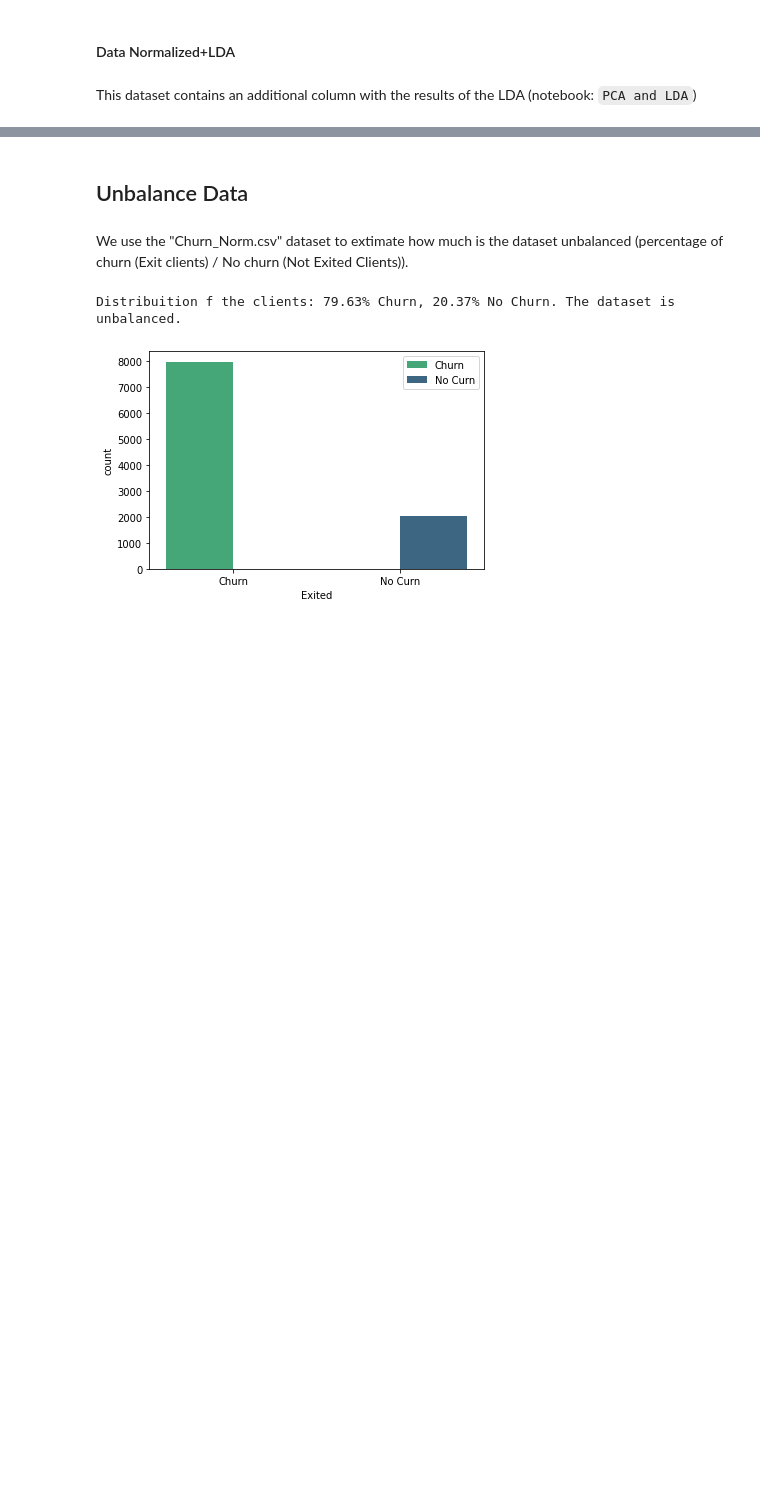
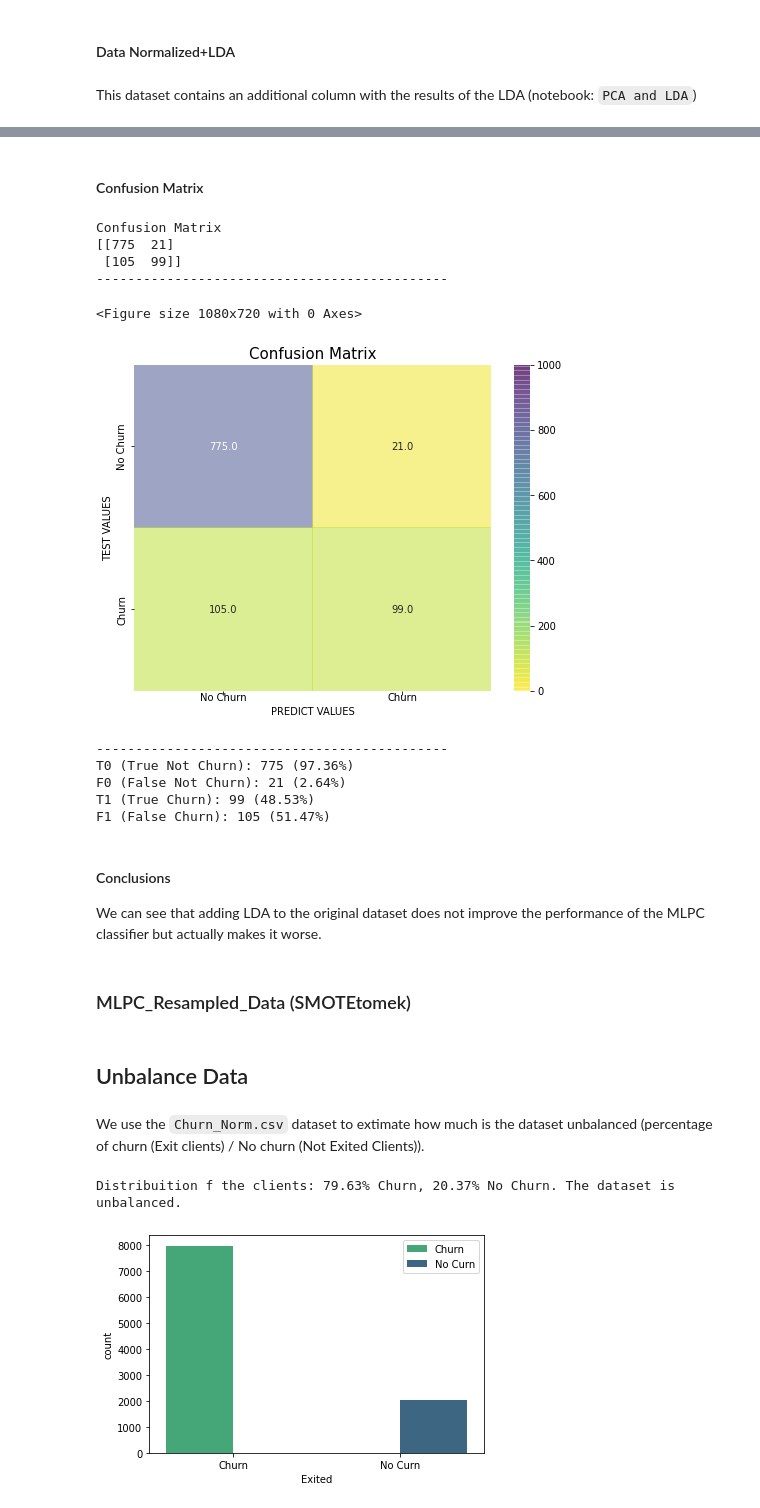
Before and after one commit to ironhack-bcn-data-june-2020/project-ml-bank-churn, a Jupyter notebook: ML_MLPC.ipynb, the cells around one changed output, grey strips where cells are left out. Saved outputs shown, nothing was run; the diff lists cells and outputs as text; code cells hidden in the pictures; blank space fills up the shorter version.

```diff
--- a/ML_MLPC.ipynb
+++ b/ML_MLPC.ipynb
@@ -87,0 +297,2 @@ y_norm_LDA = pd.DataFrame(churn_norm_LDA['Exited'])
+# %%
+X_tr_norm_LDA, X_te_norm_LDA, y_tr_norm_LDA, y_te_norm_LDA = train_test(X=X_norm_LDA, y=y_norm_LDA, test_size=0.1, stratify=y_norm_LDA)
@@ -87,0 +301,2 @@ y_norm_LDA = pd.DataFrame(churn_norm_LDA['Exited'])
+# %%
+gs_norm_LDA = grid_search(MLPClassifier(), X_tr_norm_LDA, y_tr_norm_LDA, 'MLPC_incl_LDA')
@@ -87,0 +310,2 @@ y_norm_LDA = pd.DataFrame(churn_norm_LDA['Exited'])
+# %%
+mlpc_LDA = model_evaluation(X_tr_norm_LDA, X_te_norm_LDA, y_tr_norm_LDA, y_te_norm_LDA, model=MLPClassifier(**gs_norm_LDA))
@@ -88,7 +341,28 @@ y_norm_LDA = pd.DataFrame(churn_norm_LDA['Exited'])
+# %% [markdown]
+#### Confusion Matrix
+# %%
+recap_cm_LDA = confusion_matrix_results(mlpc_LDA)
+# %% [output]
+Confusion Matrix
+[[775  21]
+ [105  99]]
+---------------------------------------------
+<Figure size 1080x720 with 0 Axes>
+[figure, added]
+---------------------------------------------
+T0 (True Not Churn): 775 (97.36%)
+F0 (False Not Churn): 21 (2.64%)
+T1 (True Churn): 99 (48.53%)
+F1 (False Churn): 105 (51.47%)
+# %% [markdown]
+#### Conclusions
+We can see that adding LDA to the original dataset does not improve the performance of the MLPC classifier but actually makes it worse.
+# %% [markdown]
+### MLPC_Resampled_Data (SMOTEtomek)
 # %% [markdown]
 ## Unbalance Data
 # %% [markdown]
-We use the "Churn_Norm.csv" dataset to extimate how much is the dataset unbalanced (percentage of churn (Exit clients) / No churn (Not Exited Clients)).
+We use the `Churn_Norm.csv` dataset to extimate how much is the dataset unbalanced (percentage of churn (Exit clients) / No churn (Not Exited Clients)).
 # %%
 churn = churn_norm["Exited"].value_counts()[0]
 no_churn = churn_norm["Exited"].value_counts()[1]
```
Also changed, not shown: parts of 105 cells of this notebook.
